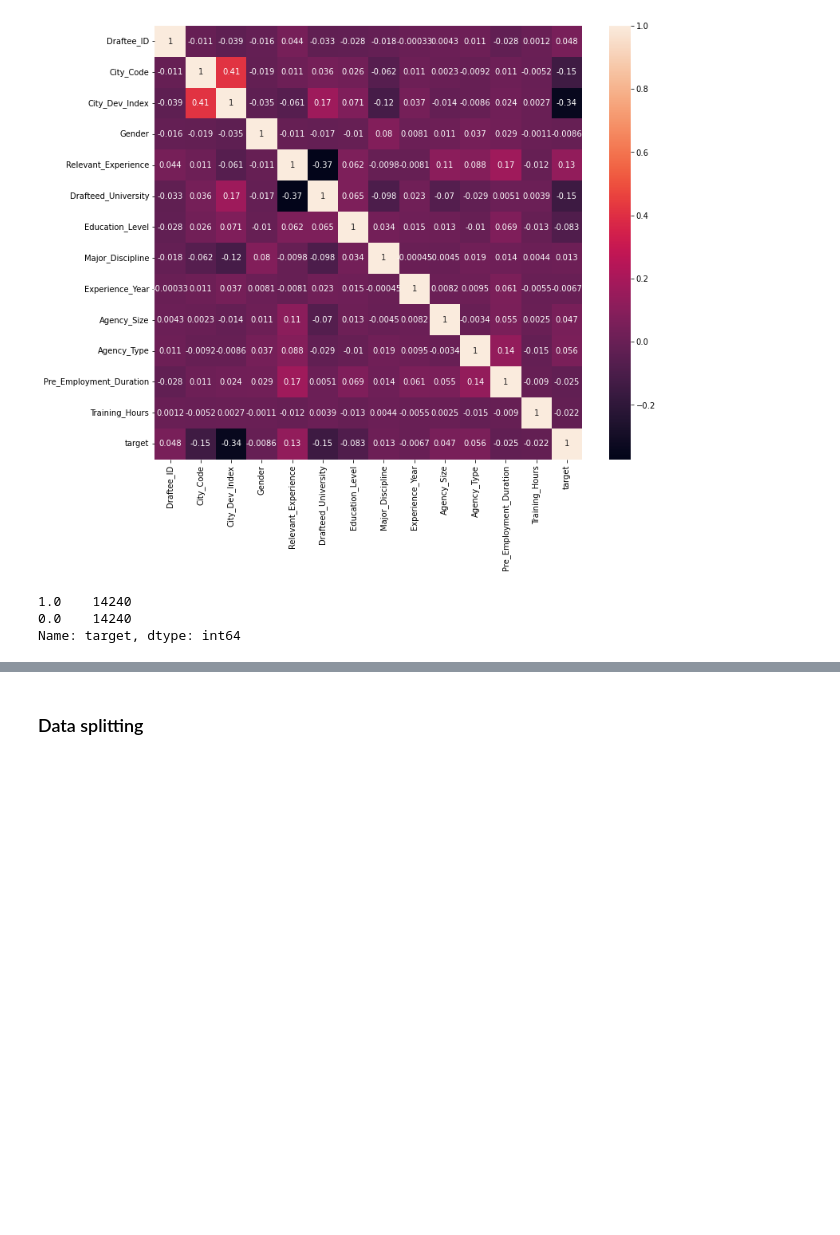
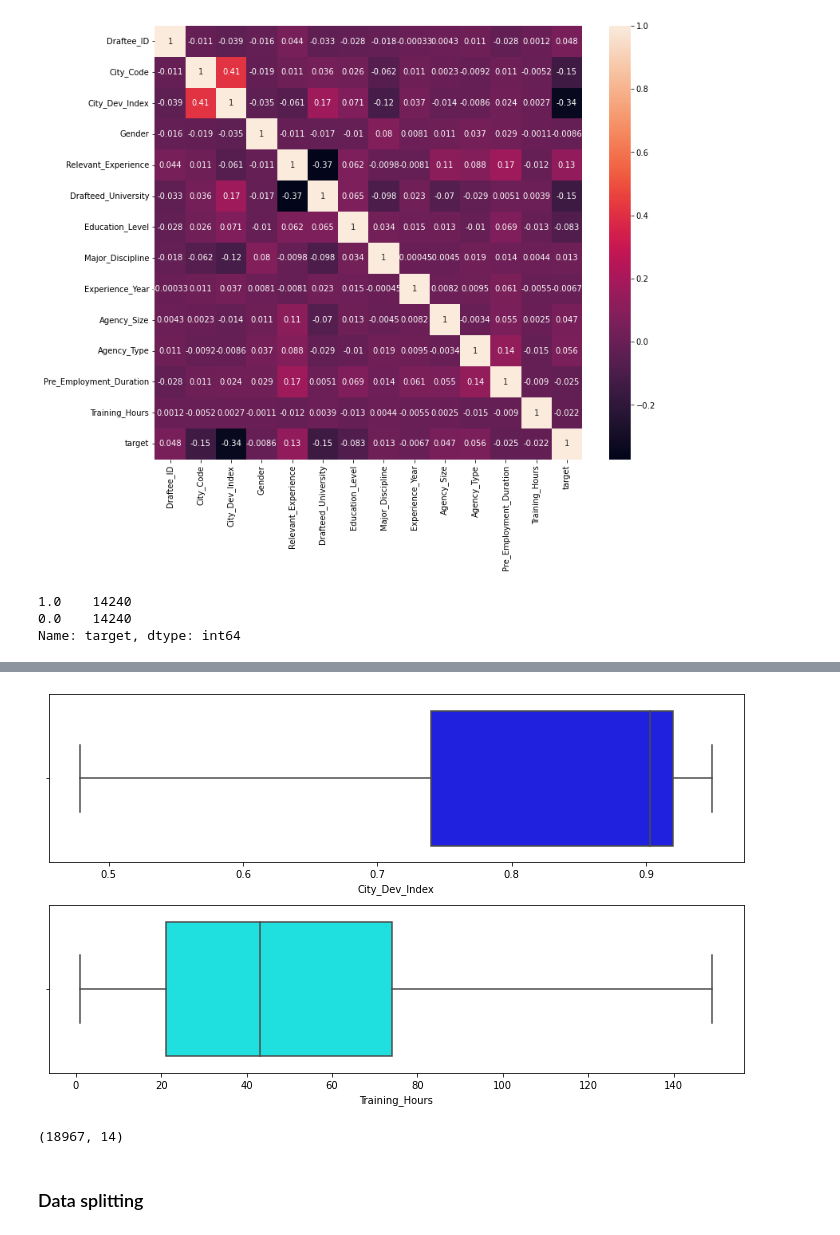
Before and after one commit to sitys-tgy/DS-assignment, a Jupyter notebook: DS ASM/DS asm.ipynb, the cells around one changed output, grey strips where cells are left out. Cells and saved outputs as stored; diff of their text form; code cells hidden in the pictures; blank space fills up the shorter version.

```diff
--- a/DS ASM/DS asm.ipynb
+++ b/DS ASM/DS asm.ipynb
@@ -297,5 +297,35 @@ plt.tight_layout()
 # %%
-def remove_outlier
+Q1 = data['City_Dev_Index'].quantile(0.25)
+Q3 = data['City_Dev_Index'].quantile(0.75)
+IQR = Q3 - Q1
+
+#LowerLimit = Q1 - 1.5*IQR
+#UpperLimitL = Q3 + 1.5*IQR
+clean_data_CDI = data[~((data['City_Dev_Index'] < (Q1 - 1.5 * IQR))
+                    |(data['City_Dev_Index'] > (Q3 + 1.5 * IQR)))]
+# %%
+Q1 = data['Training_Hours'].quantile(0.50)
+Q3 = data['Training_Hours'].quantile(0.75)
+IQR = Q3 - Q1
+
+#LowerLimit = Q1 - 1.5*IQR
+#UpperLimitL = Q3 + 1.5*IQR
+clean_data_TH = data[~((data['Training_Hours'] < (Q1 - 1.5 * IQR))
+                     |(data['Training_Hours'] > (Q3 + 1.5 * IQR)))]
+# %%
+fig, axs = plt.subplots(2, figsize = (10,6))
+
+#BoxPlot after remove outliers
+boxplt_cleaned_CDI = sns.boxplot(clean_data_CDI['City_Dev_Index'], ax = axs[0],color='blue')
+boxplt_cleaned_TH = sns.boxplot(clean_data_TH['Training_Hours'], ax = axs[1],color='cyan')
+
+plt.tight_layout()
+# %% [output]
+[figure, added]
+# %%
+data.shape
+# %% [output]
+(18967, 14)
 # %% [markdown]
 ### Data splitting
 # %%
```
Also changed, not shown: parts of 1 cell of this notebook.
